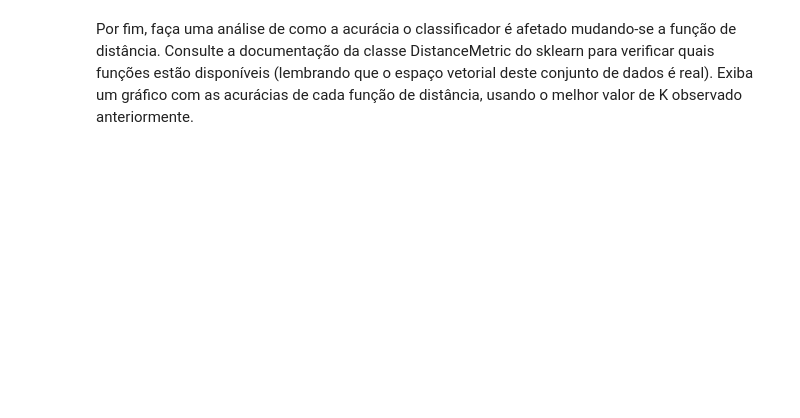
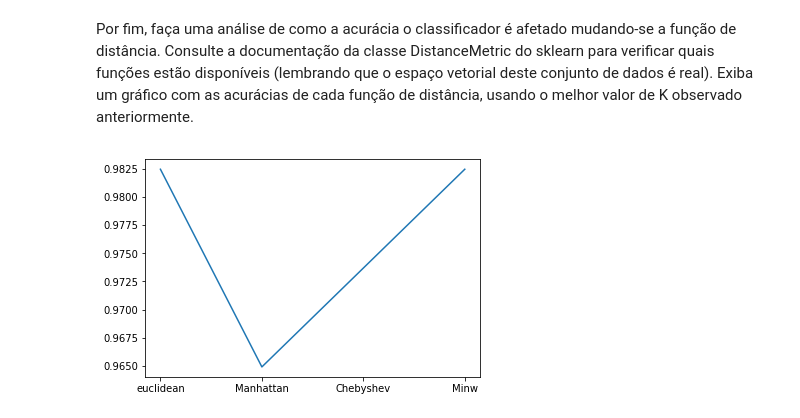
Before and after one commit to brunohenriquecruz/KNN, a Jupyter notebook: Exercício_KNN.ipynb, the cells around one changed output. Saved outputs shown, nothing was run; the diff lists cells and outputs as text; code cells hidden in the pictures; blank space fills up the shorter version.

```diff
--- a/Exercício_KNN.ipynb
+++ b/Exercício_KNN.ipynb
@@ -128,2 +148,29 @@ Observe pelo gráfico qual o menor valor de K que nos dá a maior acurácia. Tre
 # %% [markdown]
 Por fim, faça uma análise de como a acurácia o classificador é afetado mudando-se a função de distância. Consulte a documentação da classe DistanceMetric do sklearn para verificar quais funções estão disponíveis (lembrando que o espaço vetorial deste conjunto de dados é real). Exiba um gráfico com as acurácias de cada função de distância, usando o melhor valor de K observado anteriormente.
+# %%
+acc = []
+knn = KNeighborsClassifier(n_neighbors=11, metric='euclidean')
+knn.fit(X_treino, Y_treino)
+Y_prev = knn.predict(X_teste)
+acc.append(knn.score(X_teste, Y_teste))
+
+knn = KNeighborsClassifier(n_neighbors=11, metric='manhattan')
+knn.fit(X_treino, Y_treino)
+Y_prev = knn.predict(X_teste)
+acc.append(knn.score(X_teste, Y_teste))
+
+knn = KNeighborsClassifier(n_neighbors=11, metric='chebyshev')
+knn.fit(X_treino, Y_treino)
+Y_prev = knn.predict(X_teste)
+acc.append(knn.score(X_teste, Y_teste))
+
+
+knn = KNeighborsClassifier(n_neighbors=11)
+knn.fit(X_treino, Y_treino)
+Y_prev = knn.predict(X_teste)
+acc.append(knn.score(X_teste, Y_teste))
+
+plt.figure()
+plt.plot(['euclidean','Manhattan','Chebyshev', 'Minw'],acc);
+# %% [output]
+[figure, added]
```
Also changed, not shown: parts of 6 cells of this notebook.
